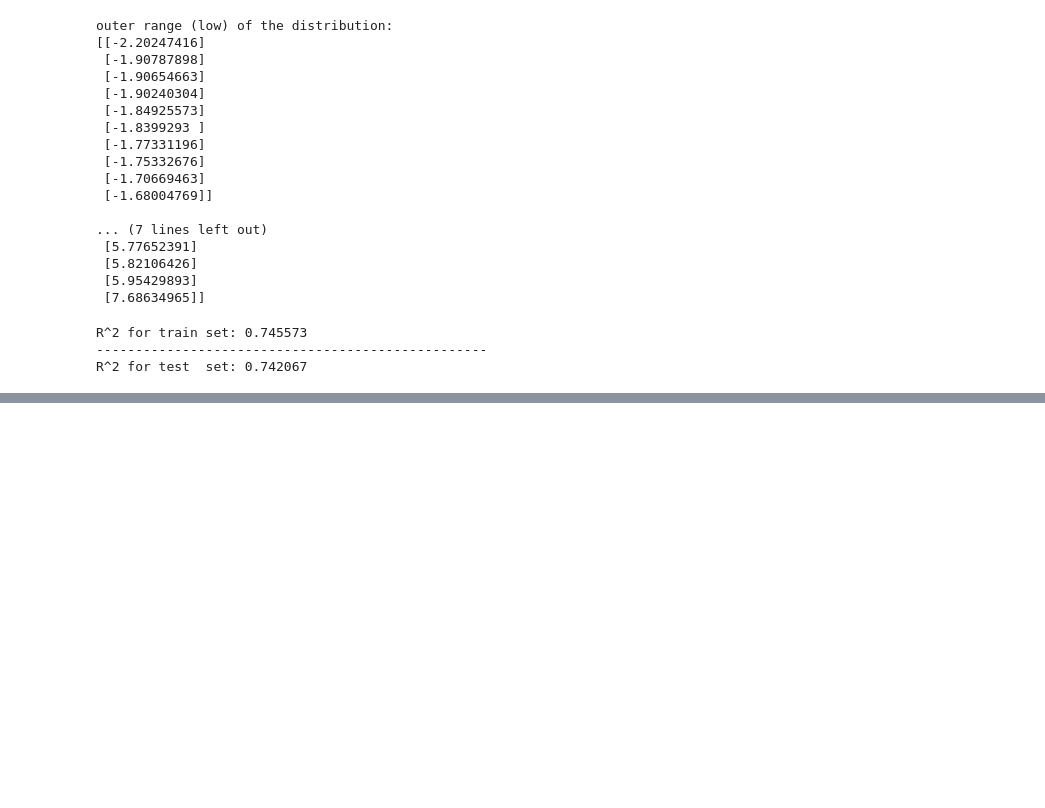
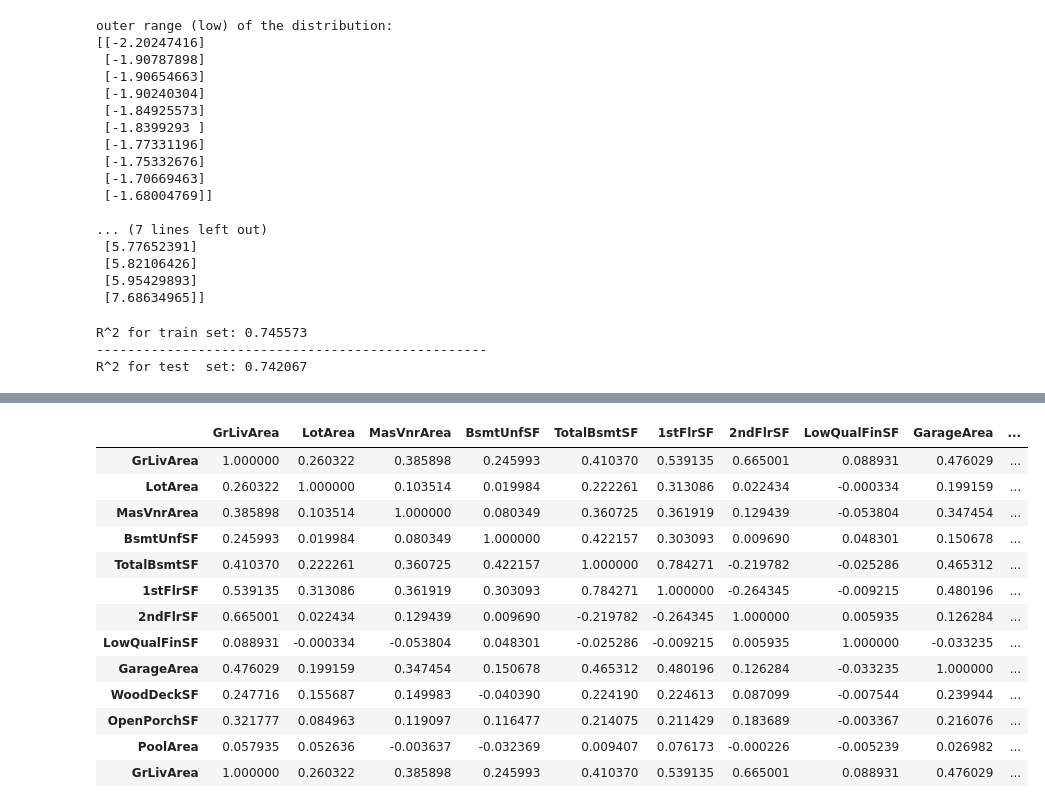
Before and after one commit to brandoncryu/ames_ml_project, a Jupyter notebook: Isabel_EDA.ipynb, the cells around one changed output, grey strips where cells are left out. Saved outputs shown, nothing was run; the diff lists cells and outputs as text; code cells hidden in the pictures; blank space fills up the shorter version.

```diff
--- a/Isabel_EDA.ipynb
+++ b/Isabel_EDA.ipynb
@@ -674,0 +742,18 @@ ValueError: could not convert string to float: 'RL'
+# %%
+corr2 = pd.concat([size_related, housing['GrLivArea']], axis=1).corr()
+corr2
+# %% [output]
+|  | GrLivArea | LotArea | MasVnrArea | BsmtUnfSF | TotalBsmtSF | 1stFlrSF | 2ndFlrSF | LowQualFinSF | GarageArea | ... |
+| GrLivArea | 1.000000 | 0.260322 | 0.385898 | 0.245993 | 0.410370 | 0.539135 | 0.665001 | 0.088931 | 0.476029 | ... |
+| LotArea | 0.260322 | 1.000000 | 0.103514 | 0.019984 | 0.222261 | 0.313086 | 0.022434 | -0.000334 | 0.199159 | ... |
+| MasVnrArea | 0.385898 | 0.103514 | 1.000000 | 0.080349 | 0.360725 | 0.361919 | 0.129439 | -0.053804 | 0.347454 | ... |
+| BsmtUnfSF | 0.245993 | 0.019984 | 0.080349 | 1.000000 | 0.422157 | 0.303093 | 0.009690 | 0.048301 | 0.150678 | ... |
+| TotalBsmtSF | 0.410370 | 0.222261 | 0.360725 | 0.422157 | 1.000000 | 0.784271 | -0.219782 | -0.025286 | 0.465312 | ... |
+| 1stFlrSF | 0.539135 | 0.313086 | 0.361919 | 0.303093 | 0.784271 | 1.000000 | -0.264345 | -0.009215 | 0.480196 | ... |
+| 2ndFlrSF | 0.665001 | 0.022434 | 0.129439 | 0.009690 | -0.219782 | -0.264345 | 1.000000 | 0.005935 | 0.126284 | ... |
+| LowQualFinSF | 0.088931 | -0.000334 | -0.053804 | 0.048301 | -0.025286 | -0.009215 | 0.005935 | 1.000000 | -0.033235 | ... |
+| GarageArea | 0.476029 | 0.199159 | 0.347454 | 0.150678 | 0.465312 | 0.480196 | 0.126284 | -0.033235 | 1.000000 | ... |
+| WoodDeckSF | 0.247716 | 0.155687 | 0.149983 | -0.040390 | 0.224190 | 0.224613 | 0.087099 | -0.007544 | 0.239944 | ... |
+| OpenPorchSF | 0.321777 | 0.084963 | 0.119097 | 0.116477 | 0.214075 | 0.211429 | 0.183689 | -0.003367 | 0.216076 | ... |
+| PoolArea | 0.057935 | 0.052636 | -0.003637 | -0.032369 | 0.009407 | 0.076173 | -0.000226 | -0.005239 | 0.026982 | ... |
+| GrLivArea | 1.000000 | 0.260322 | 0.385898 | 0.245993 | 0.410370 | 0.539135 | 0.665001 | 0.088931 | 0.476029 | ... |
```
Also changed, not shown: parts of 76 cells of this notebook.
